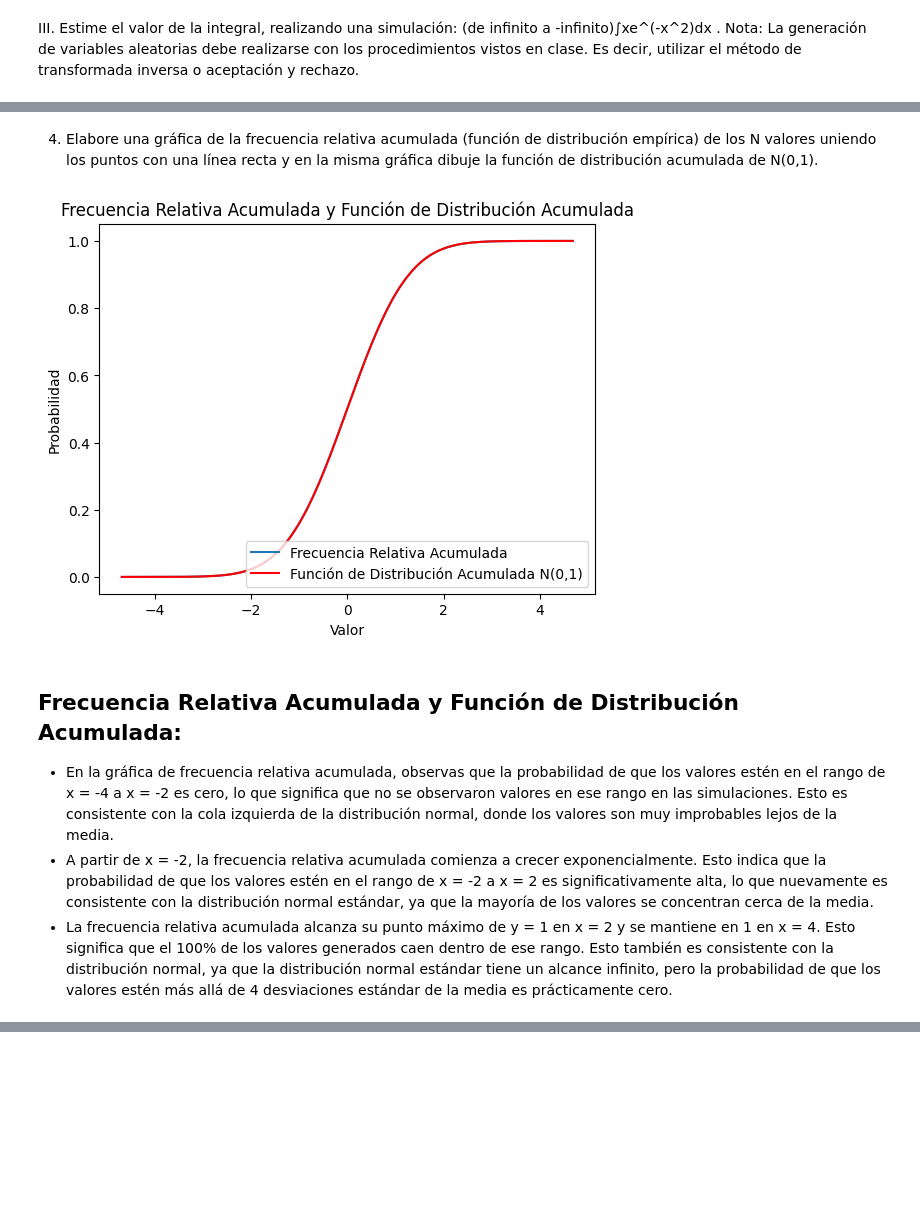
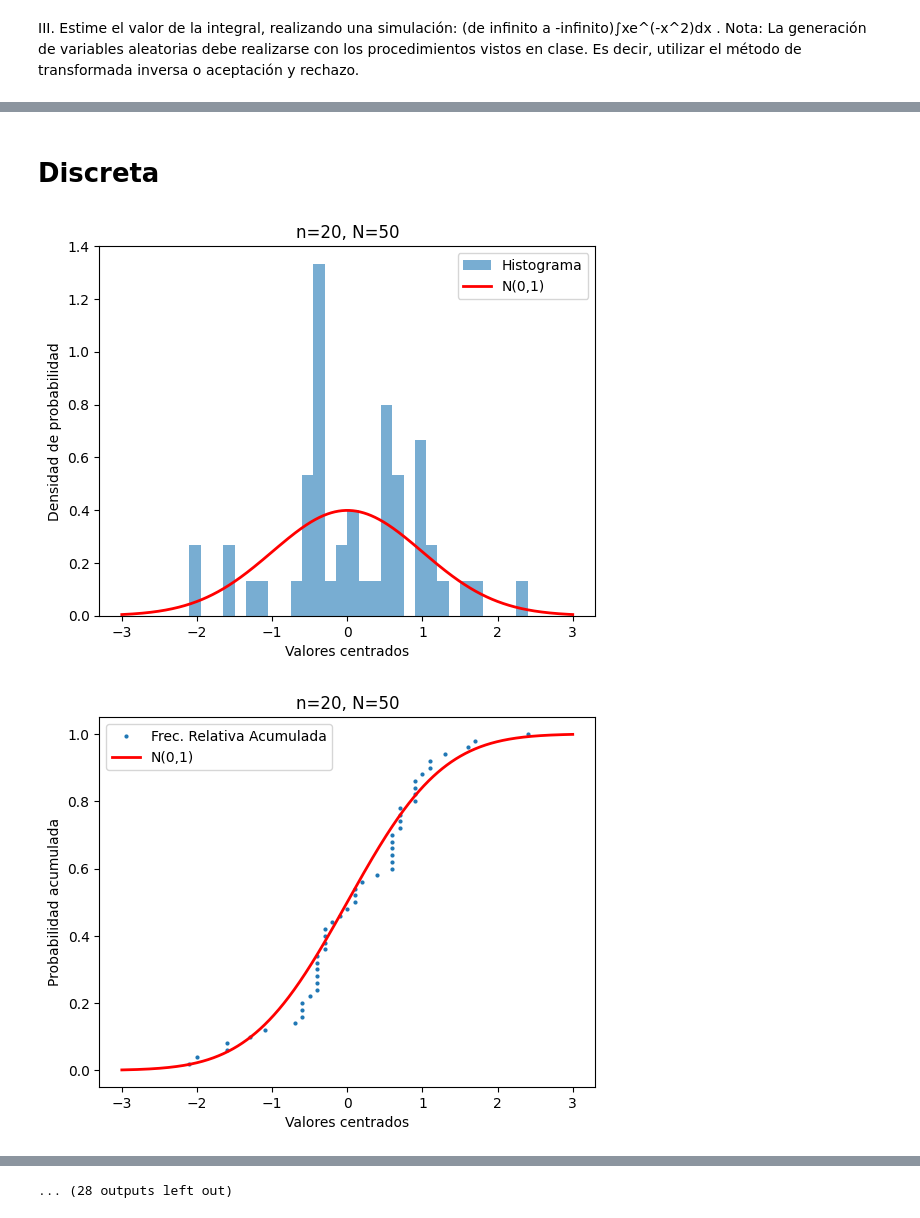
Before and after one commit to rsmith1220/Lab4ModSim, a Jupyter notebook: Lab4.ipynb, the cells around one changed output, grey strips where cells are left out. Cells and saved outputs as stored; diff of their text form; code cells hidden in the pictures; blank space fills up the shorter version.

```diff
--- a/Lab4.ipynb
+++ b/Lab4.ipynb
@@ -227,30 +188,49 @@ plt.show()
-# %% [markdown]
-4. Elabore una gráfica de la frecuencia relativa acumulada (función de distribución empírica) de los N valores uniendo los puntos con una línea recta y en la misma gráfica dibuje la función de distribución acumulada de N(0,1).
-# %%
-# Calcular la frecuencia relativa acumulada de los valores aleatorios
-valores_ordenados = np.sort(valores_aleatorios)
-frecuencia_relativa_acumulada = np.arange(1, num_simulaciones + 1) / num_simulaciones
-
-# Crear una función de distribución acumulada de N(0,1) usando la función de distribución acumulada de scipy.stats.norm
-funcion_distribucion_normal = norm.cdf(valores_ordenados, loc=0, scale=1)
-
-# Crear una gráfica de la frecuencia relativa acumulada y la función de distribución acumulada
-plt.plot(valores_ordenados, frecuencia_relativa_acumulada, label='Frecuencia Relativa Acumulada')
-plt.plot(valores_ordenados, funcion_distribucion_normal, 'r', label='Función de Distribución Acumulada N(0,1)')
-
-# Configurar la leyenda
-plt.legend()
-
-# Mostrar la gráfica
-plt.title('Frecuencia Relativa Acumulada y Función de Distribución Acumulada')
-plt.xlabel('Valor')
-plt.ylabel('Probabilidad')
-plt.show()
-# %% [output]
-[figure, removed]
-# %% [markdown]
-## Frecuencia Relativa Acumulada y Función de Distribución Acumulada:
-
-- En la gráfica de frecuencia relativa acumulada, observas que la probabilidad de que los valores estén en el rango de x = -4 a x = -2 es cero, lo que significa que no se observaron valores en ese rango en las simulaciones. Esto es consistente con la cola izquierda de la distribución normal, donde los valores son muy improbables lejos de la media.
-- A partir de x = -2, la frecuencia relativa acumulada comienza a crecer exponencialmente. Esto indica que la probabilidad de que los valores estén en el rango de x = -2 a x = 2 es significativamente alta, lo que nuevamente es consistente con la distribución normal estándar, ya que la mayoría de los valores se concentran cerca de la media.
-- La frecuencia relativa acumulada alcanza su punto máximo de y = 1 en x = 2 y se mantiene en 1 en x = 4. Esto significa que el 100% de los valores generados caen dentro de ese rango. Esto también es consistente con la distribución normal, ya que la distribución normal estándar tiene un alcance infinito, pero la probabilidad de que los valores estén más allá de 4 desviaciones estándar de la media es prácticamente cero.
+# %% [markdown]
+# Discreta
+# %%
+import numpy as np
+import matplotlib.pyplot as plt
+from scipy.stats import norm
+from scipy.stats import poisson
+
+# Parámetros de la distribución de Poisson
+lambda_poisson = 5  # Cambiar el valor de lambda según tu elección
+
+# Valores de n y N
+n_values = [20, 40, 60, 80, 100]
+N_values = [50, 100, 1000, 10000]
+
+for n in n_values:
+    for N in N_values:
+        # Paso 1: Generar n valores de una distribución de Poisson
+        sample = np.random.poisson(lambda_poisson, size=(N, n))
+        means = np.mean(sample, axis=1)
+
+        # Paso 2: Calcular promedios centrados
+        centered_means = (means - lambda_poisson) / (np.sqrt(lambda_poisson) / np.sqrt(n))
+
+        # Paso 3: Histograma y función de densidad normal
+        plt.figure()
+        plt.hist(centered_means, bins=30, density=True, alpha=0.6, label='Histograma')
+        x = np.linspace(-3, 3, 1000)
+        plt.plot(x, norm.pdf(x, 0, 1), 'r', lw=2, label='N(0,1)')
+        plt.title(f'n={n}, N={N}')
+        plt.xlabel('Valores centrados')
+        plt.ylabel('Densidad de probabilidad')
+        plt.legend()
+
+        # Paso 4: Gráfica de frecuencia relativa acumulada y función de distribución acumulada de N(0,1)
+        plt.figure()
+        sorted_means = np.sort(centered_means)
+        y = np.arange(1, N + 1) / N
+        plt.plot(sorted_means, y, marker='.', linestyle='none', markersize=4, label='Frec. Relativa Acumulada')
+        plt.plot(x, norm.cdf(x, 0, 1), 'r', lw=2, label='N(0,1)')
+        plt.title(f'n={n}, N={N}')
+        plt.xlabel('Valores centrados')
+        plt.ylabel('Probabilidad acumulada')
+        plt.legend()
+
+plt.show()
+# %% [output]
+[figure, added]
+[figure, added]
@@ -256,0 +247 @@ plt.show()
+... (28 outputs left out)
```
Also changed, not shown: parts of 11 cells of this notebook.
